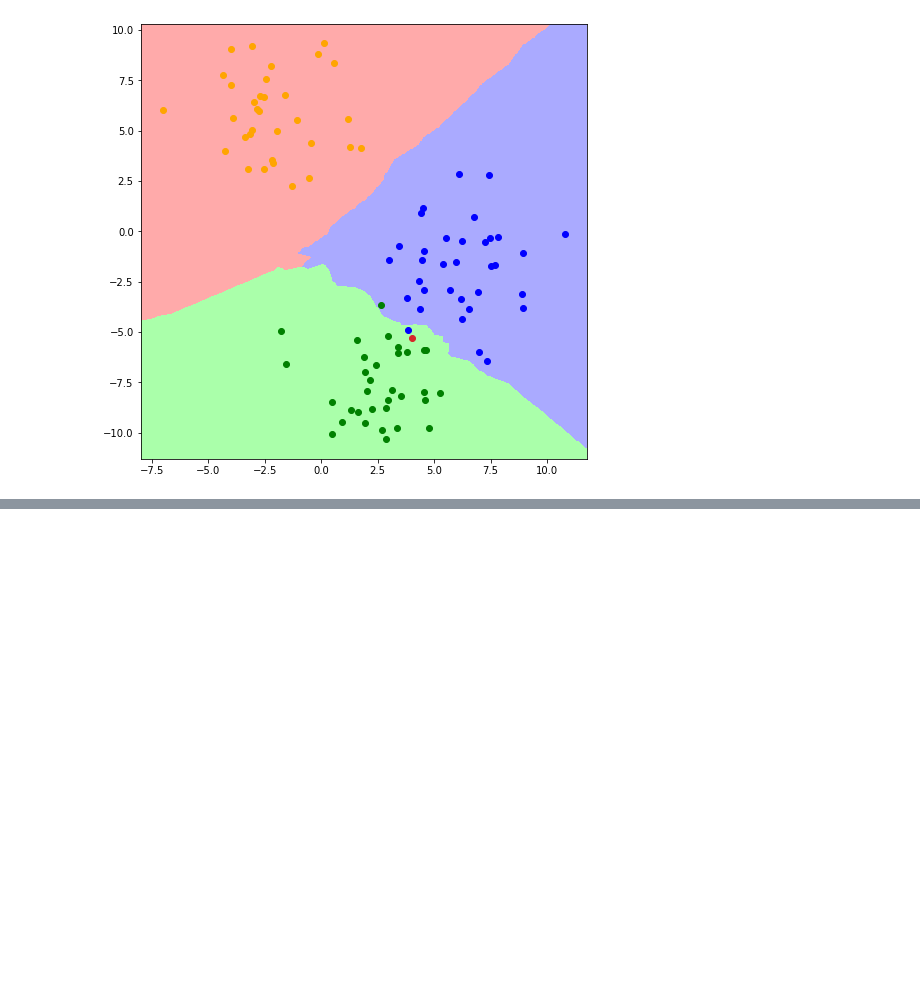
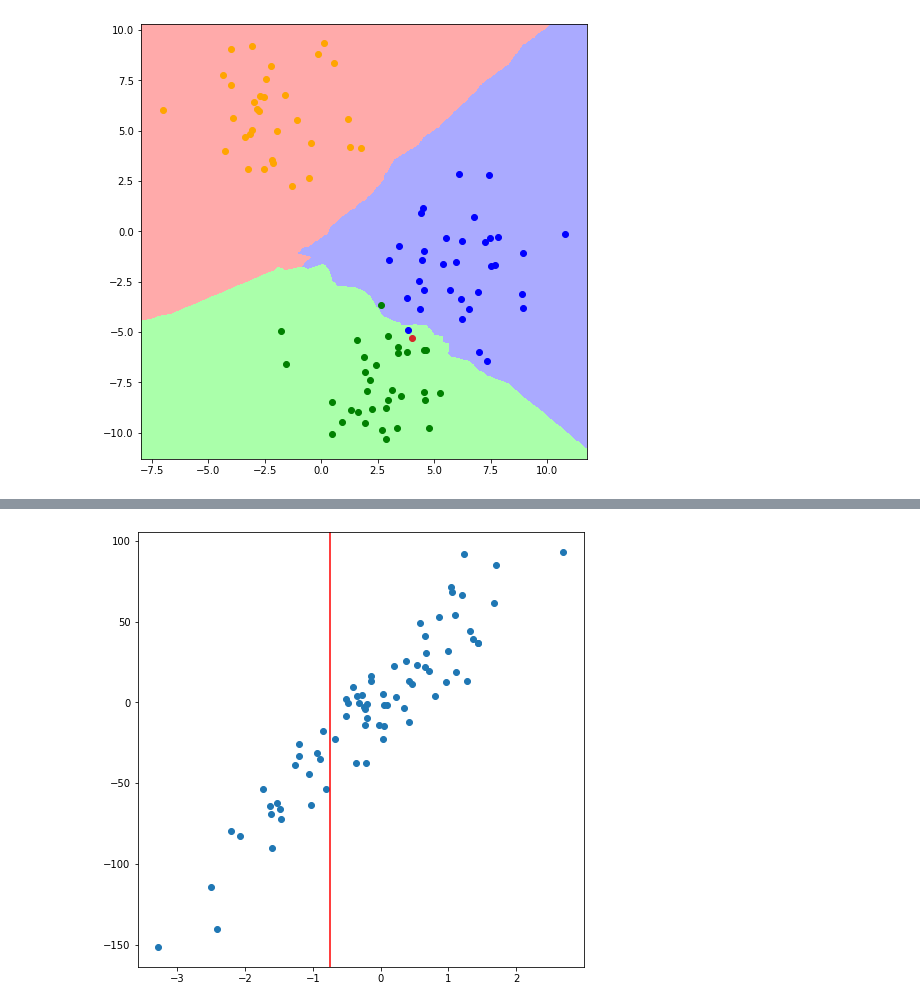
Before and after one commit to max-miller/ds_ground_up, a Jupyter notebook: neighbors_tree/knn_tree_visuals.ipynb, the cells around one changed output, grey strips where cells are left out. Cells and saved outputs as stored; diff of their text form; code cells hidden in the pictures; blank space fills up the shorter version.

```diff
--- a/neighbors_tree/knn_tree_visuals.ipynb
+++ b/neighbors_tree/knn_tree_visuals.ipynb
@@ -165,0 +174,12 @@ array([1.01853514])
+# %%
+def knn_reg_m_points(x,y,target,n_points):
+    plt.figure(figsize=(8,8))
+    plt.scatter(x,y)
+    plt.axvline(target,c='r')
+    indexes = find_closest_x(target,x,n_points)
+    for index in indexes:
+        plt.scatter(x[index],y[index],marker="o",s=100,facecolors='none',edgecolors='r',linewidths=1)
+# %%
+knn_reg_m_points(x,y,-.75,0)
+# %% [output]
+[figure, added]
```
Also changed, not shown: parts of 18 cells of this notebook.
